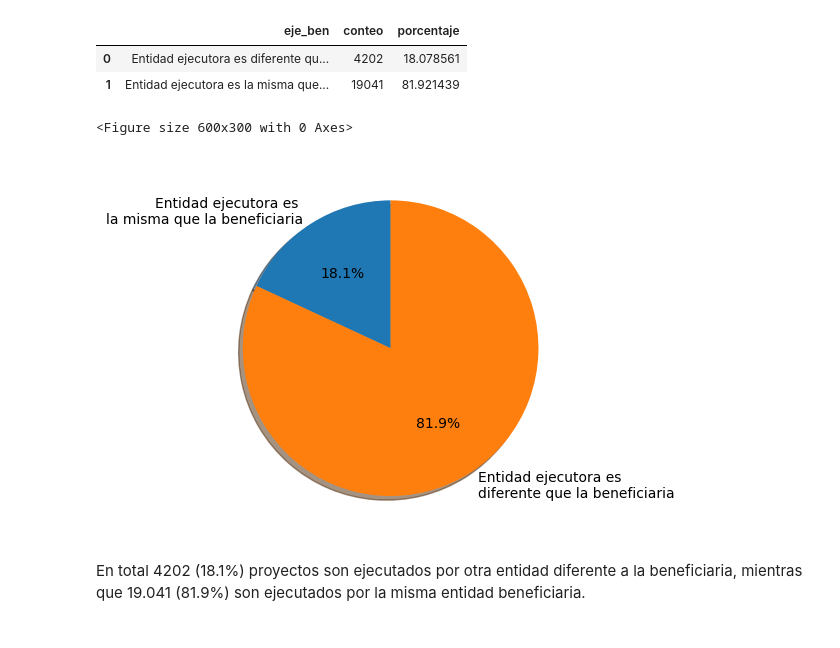
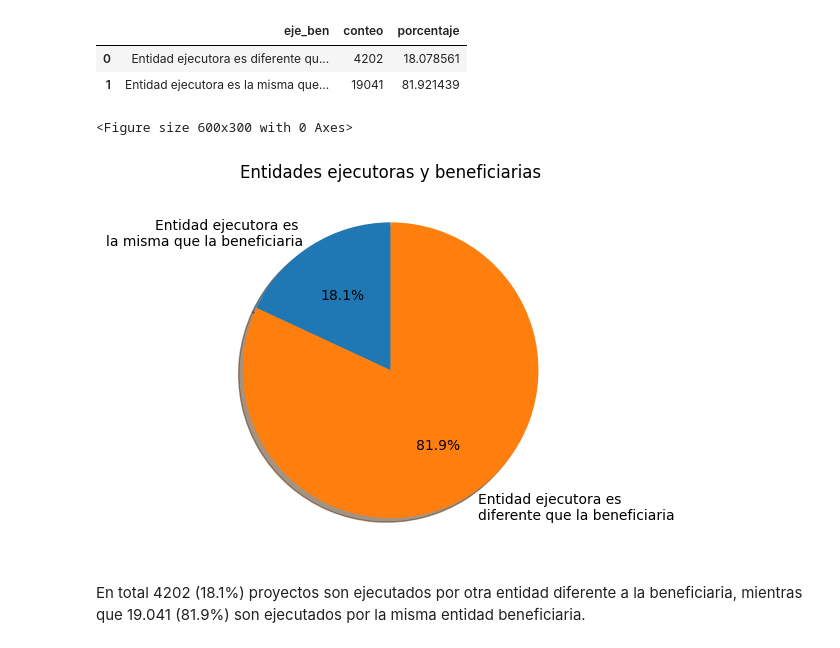
Before and after one commit to caavila96/gesproy23, a Jupyter notebook: Analisis_Gesproy.ipynb, the cells around one changed output. Cells and saved outputs as stored; diff of their text form; code cells hidden in the pictures.

```diff
--- a/Analisis_Gesproy.ipynb
+++ b/Analisis_Gesproy.ipynb
@@ -692,12 +693,13 @@ pie.reset_index(drop = False)
 # %%
 plt.figure(figsize=(6, 3))
 plt.subplots()
 plt.pie(pie['porcentaje'],labels = ("Entidad ejecutora es \nla misma que la beneficiaria", "Entidad ejecutora es \ndiferente que la beneficiaria"), autopct='%1.1f%%',
         shadow=True, startangle=90)
+plt.title("Entidades ejecutoras y beneficiarias",fontweight="bold")
 plt.show()
 # %% [output]
 <Figure size 600x300 with 0 Axes>
-[figure, old version]
+[figure, new version]
 # %% [markdown]
 En total 4202 (18.1%) proyectos son ejecutados por otra entidad diferente a la beneficiaria, mientras que 19.041 (81.9%) son ejecutados por la misma entidad beneficiaria.
 # %% [markdown]
```
Also changed, not shown: parts of 20 cells of this notebook.
